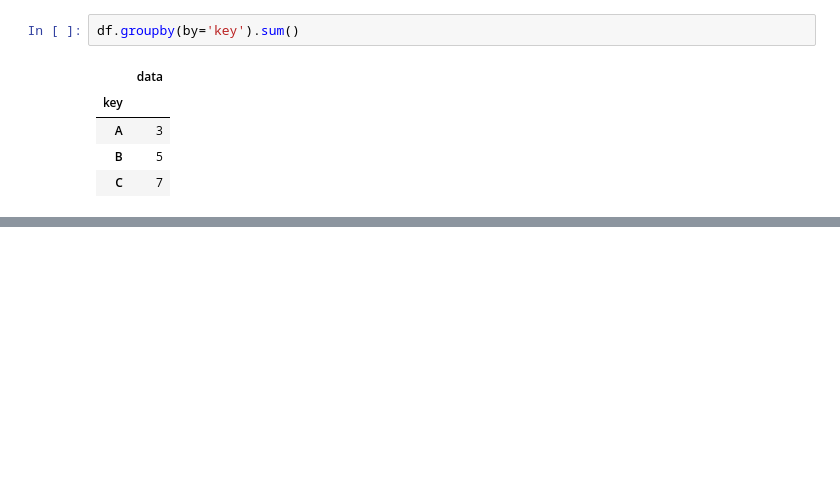
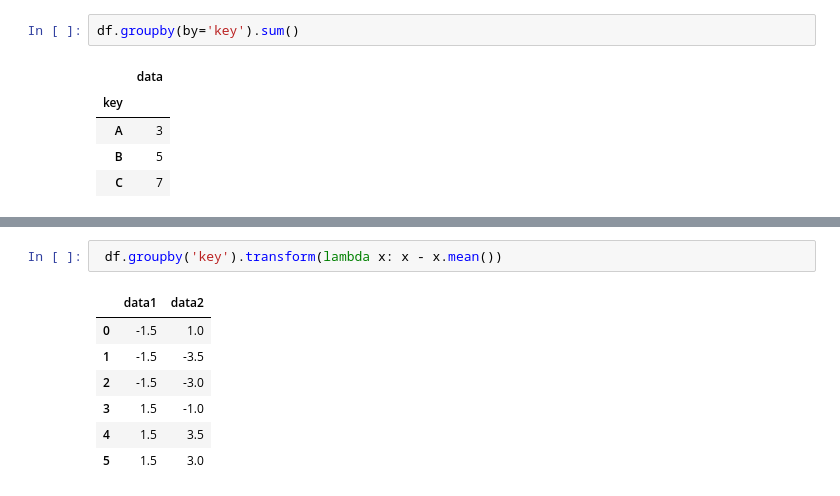
Before and after one commit to matrix-yang/machine_learn_record, a Jupyter notebook: ML100day/day45_pandas.ipynb, the cells around one changed output, grey strips where cells are left out. Drawn from its saved outputs; the diff is of its cells as text; blank space fills up the shorter version.

```diff
--- a/ML100day/day45_pandas.ipynb
+++ b/ML100day/day45_pandas.ipynb
@@ -1133,0 +1241,10 @@ df.groupby(by='key').sum()
+# %%
+ df.groupby('key').transform(lambda x: x - x.mean())
+# %% [output]
+|  | data1 | data2 |
+| 0 | -1.5 | 1.0 |
+| 1 | -1.5 | -3.5 |
+| 2 | -1.5 | -3.0 |
+| 3 | 1.5 | -1.0 |
+| 4 | 1.5 | 3.5 |
+| 5 | 1.5 | 3.0 |
```
Also changed, not shown: parts of 10 cells of this notebook, 1 other file.
